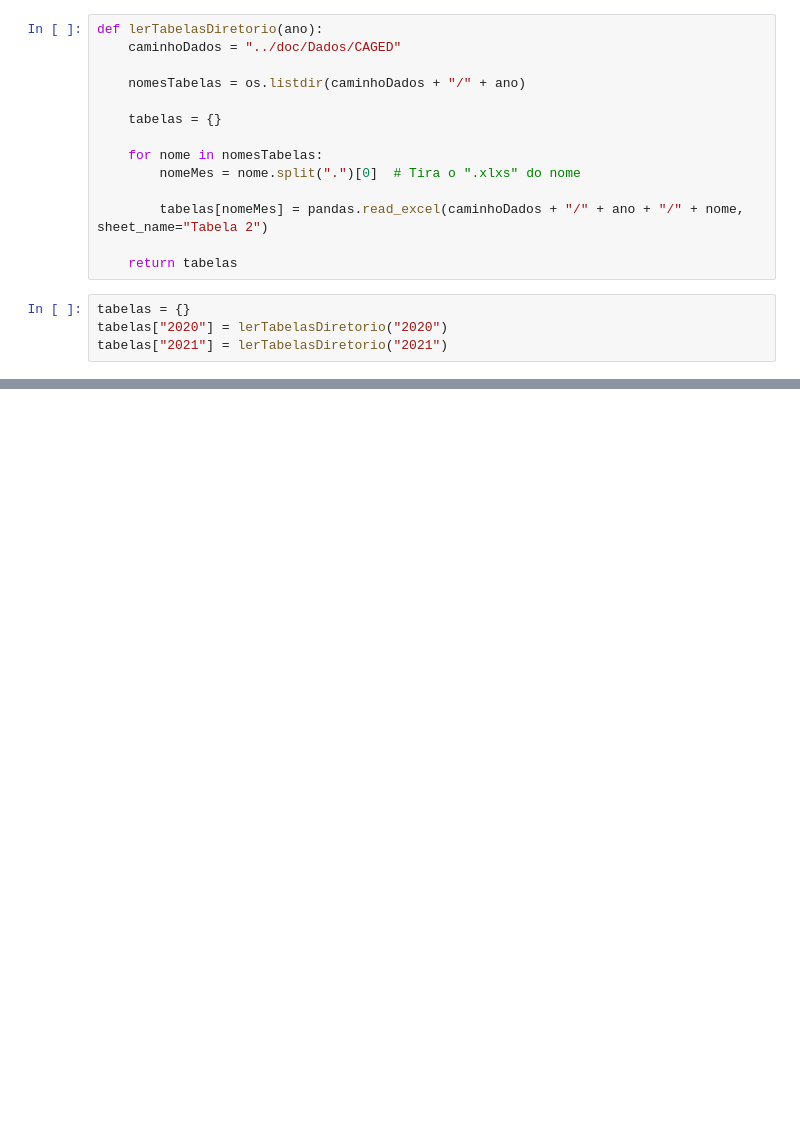
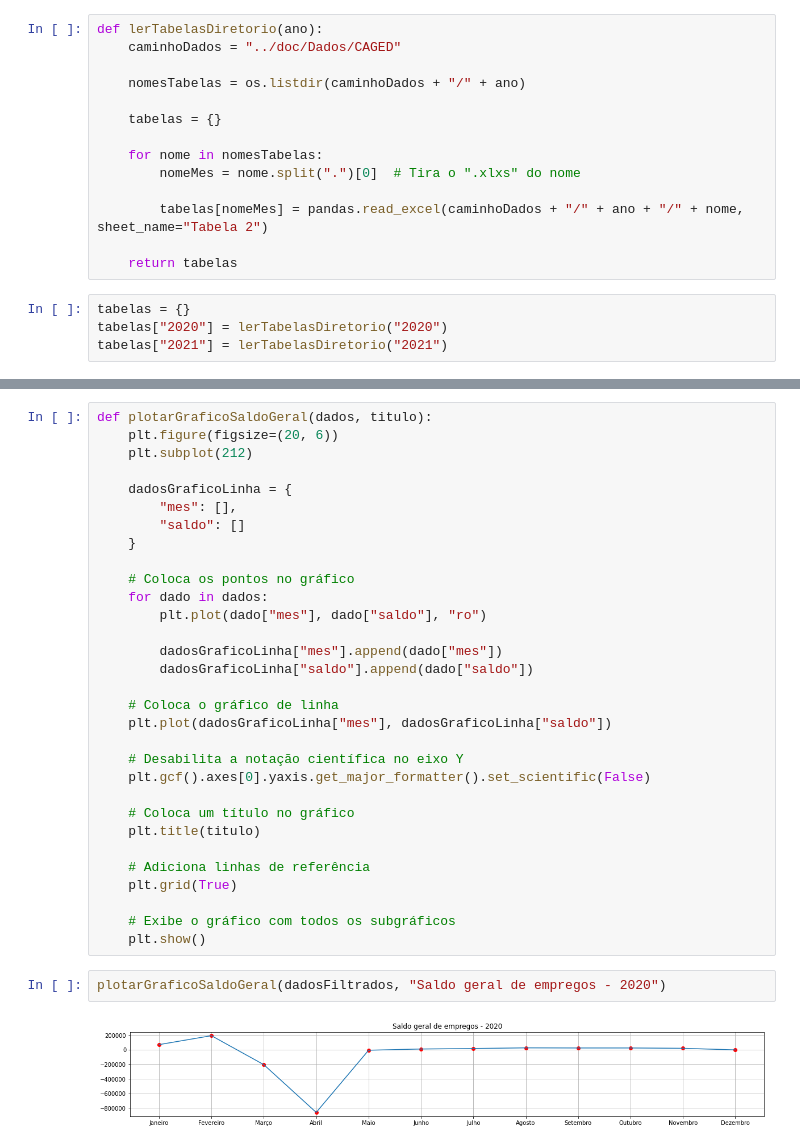
Before and after one commit to Syank/EstruturasDeDados-CAGED, a Jupyter notebook: src/CAGED.ipynb, the cells around one changed output, grey strips where cells are left out. Drawn from its saved outputs; the diff is of its cells as text; blank space fills up the shorter version.

Commit message:
Saldo geral de empregos

```diff
--- a/src/CAGED.ipynb
+++ b/src/CAGED.ipynb
@@ -58,0 +57,35 @@ Text(0.5, 1.0, 'Saldo de empregos - Janeiro/2020 - Brasil')
+# %%
+def plotarGraficoSaldoGeral(dados, titulo):
+    plt.figure(figsize=(20, 6))
+    plt.subplot(212)
+
+    dadosGraficoLinha = {
+        "mes": [],
+        "saldo": []
+    }
+
+    # Coloca os pontos no gráfico
+    for dado in dados:
+        plt.plot(dado["mes"], dado["saldo"], "ro")
+
+        dadosGraficoLinha["mes"].append(dado["mes"])
+        dadosGraficoLinha["saldo"].append(dado["saldo"])
+
+    # Coloca o gráfico de linha
+    plt.plot(dadosGraficoLinha["mes"], dadosGraficoLinha["saldo"])
+
+    # Desabilita a notação científica no eixo Y
+    plt.gcf().axes[0].yaxis.get_major_formatter().set_scientific(False)
+
+    # Coloca um título no gráfico
+    plt.title(titulo)
+
+    # Adiciona linhas de referência
+    plt.grid(True)
+
+    # Exibe o gráfico com todos os subgráficos
+    plt.show()
+# %%
+plotarGraficoSaldoGeral(dadosFiltrados, "Saldo geral de empregos - 2020")
+# %% [output]
+[figure, added]
```
Also changed, not shown: parts of 7 cells of this notebook.
